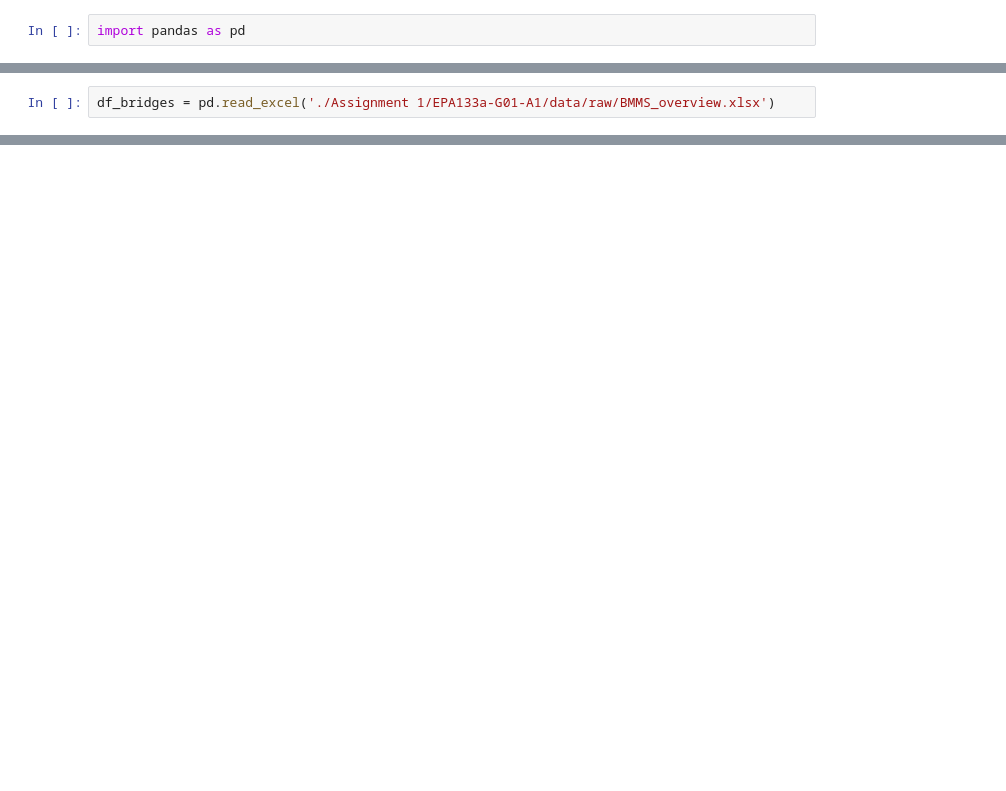
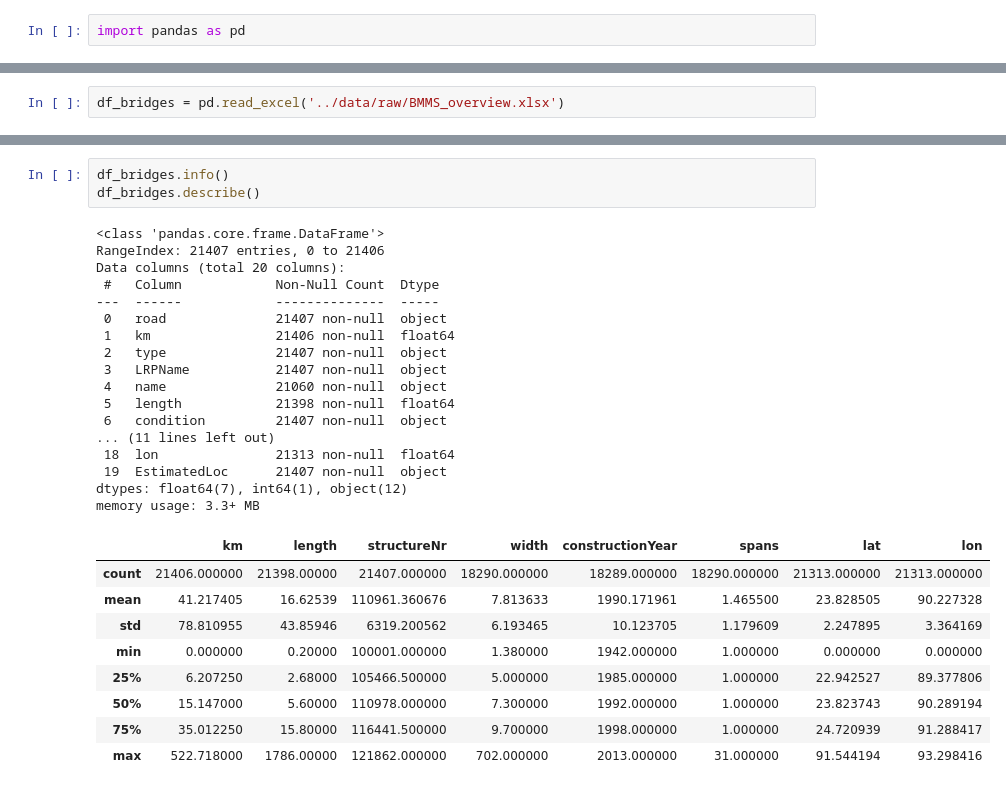
Before and after one commit to nielsvdd42/EPA133A-Advanced-Simulation-Group-1, a Jupyter notebook: Assignment 1/EPA133a-G01-A1/notebook/bridges_test.ipynb, the cells around one changed output, grey strips where cells are left out. Drawn from its saved outputs; the diff is of its cells as text; blank space fills up the shorter version.

```diff
--- a/Assignment 1/EPA133a-G01-A1/notebook/bridges_test.ipynb
+++ b/Assignment 1/EPA133a-G01-A1/notebook/bridges_test.ipynb
@@ -8,5 +8,5 @@ c:\Users\mirte\OneDrive - Delft University of Technology\Master EPA\Quarter 3\EP
 # %%
-df_bridges = pd.read_excel('./Assignment 1/EPA133a-G01-A1/data/raw/BMMS_overview.xlsx')
+df_bridges = pd.read_excel('../data/raw/BMMS_overview.xlsx')
 # %%
 df_bridges.head(10)
 # %% [output]
@@ -21,3 +21,33 @@ df_bridges.head(10)
 | 7 | N1 | 12.253 | Box Culvert | LRP012b | DAWAN BAG BOX CULVERT | 6.10 | A | 101119 | Dhaka (Jatrabari)-Comilla (Mainam... | 12.253 | ... |
 | 8 | N1 | 12.660 | PC Girder Bridge | LRP013a | Madanpur Bridge.(L) | 27.50 | A | 119897 | Dhaka (Jatrabari)-Comilla (Mainam... | 12.66 | ... |
 | 9 | N1 | 12.660 | PC Girder Bridge | LRP013a | MADAN PUR (R) | 26.30 | A | 109841 | Dhaka (Jatrabari)-Comilla (Mainam... | 12.66 | ... |
+# %%
+df_bridges.info()
+df_bridges.describe()
+# %% [output]
+<class 'pandas.core.frame.DataFrame'>
+RangeIndex: 21407 entries, 0 to 21406
+Data columns (total 20 columns):
+ #   Column            Non-Null Count  Dtype
+---  ------            --------------  -----
+ 0   road              21407 non-null  object
+ 1   km                21406 non-null  float64
+ 2   type              21407 non-null  object
+ 3   LRPName           21407 non-null  object
+ 4   name              21060 non-null  object
+ 5   length            21398 non-null  float64
+ 6   condition         21407 non-null  object
+... (11 lines left out)
+ 18  lon               21313 non-null  float64
+ 19  EstimatedLoc      21407 non-null  object
+dtypes: float64(7), int64(1), object(12)
+memory usage: 3.3+ MB
+|  | km | length | structureNr | width | constructionYear | spans | lat | lon |
+| count | 21406.000000 | 21398.00000 | 21407.000000 | 18290.000000 | 18289.000000 | 18290.000000 | 21313.000000 | 21313.000000 |
+| mean | 41.217405 | 16.62539 | 110961.360676 | 7.813633 | 1990.171961 | 1.465500 | 23.828505 | 90.227328 |
+| std | 78.810955 | 43.85946 | 6319.200562 | 6.193465 | 10.123705 | 1.179609 | 2.247895 | 3.364169 |
+| min | 0.000000 | 0.20000 | 100001.000000 | 1.380000 | 1942.000000 | 1.000000 | 0.000000 | 0.000000 |
+| 25% | 6.207250 | 2.68000 | 105466.500000 | 5.000000 | 1985.000000 | 1.000000 | 22.942527 | 89.377806 |
+| 50% | 15.147000 | 5.60000 | 110978.000000 | 7.300000 | 1992.000000 | 1.000000 | 23.823743 | 90.289194 |
+| 75% | 35.012250 | 15.80000 | 116441.500000 | 9.700000 | 1998.000000 | 1.000000 | 24.720939 | 91.288417 |
+| max | 522.718000 | 1786.00000 | 121862.000000 | 702.000000 | 2013.000000 | 31.000000 | 91.544194 | 93.298416 |
```
Also changed, not shown: parts of 5 cells of this notebook.
